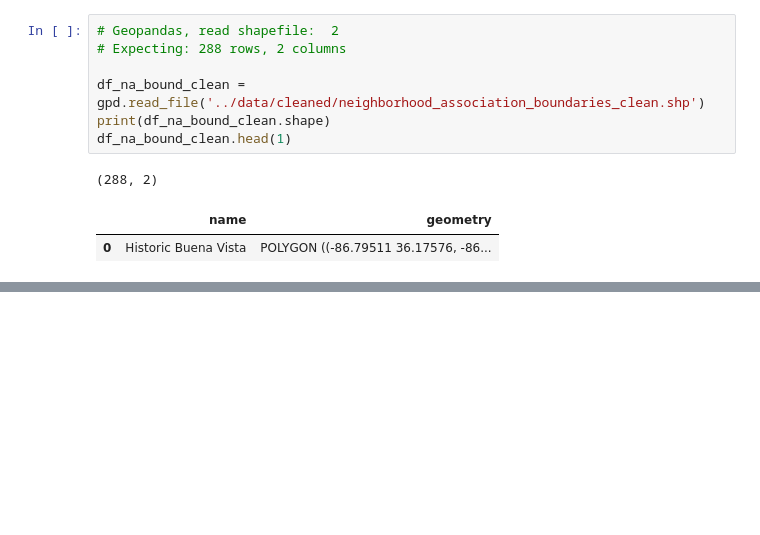
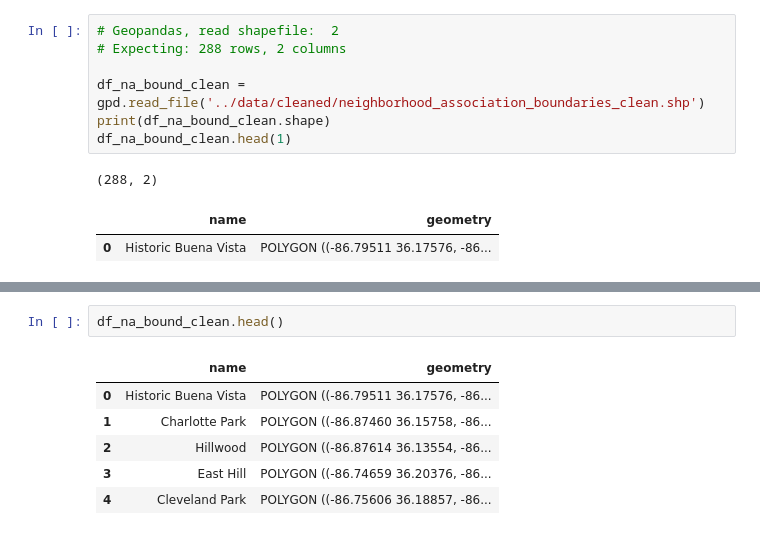
Before and after one commit to lorirocks/nashville-neighborhoods-capstone, a Jupyter notebook: notebooks/2_eda.ipynb, the cells around one changed output, grey strips where cells are left out. Saved outputs shown, nothing was run; the diff lists cells and outputs as text; blank space fills up the shorter version.

```diff
--- a/notebooks/2_eda.ipynb
+++ b/notebooks/2_eda.ipynb
@@ -72,0 +87,9 @@ df_na_bound_clean.head(1)
+# %%
+df_na_bound_clean.head()
+# %% [output]
+|  | name | geometry |
+| 0 | Historic Buena Vista | POLYGON ((-86.79511 36.17576, -86... |
+| 1 | Charlotte Park | POLYGON ((-86.87460 36.15758, -86... |
+| 2 | Hillwood | POLYGON ((-86.87614 36.13554, -86... |
+| 3 | East Hill | POLYGON ((-86.74659 36.20376, -86... |
+| 4 | Cleveland Park | POLYGON ((-86.75606 36.18857, -86... |
```
Also changed, not shown: parts of 4 cells of this notebook, 6 other files.
